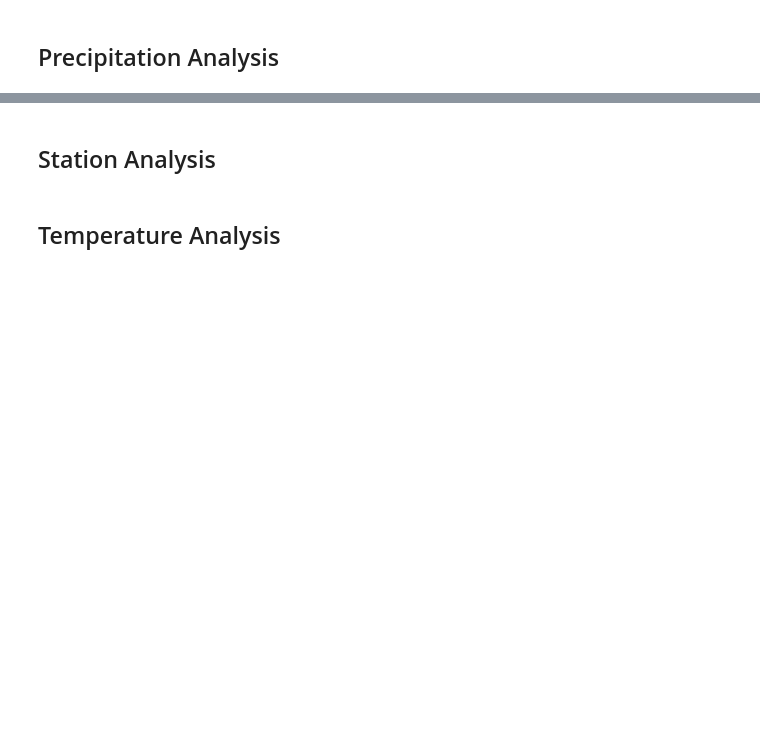
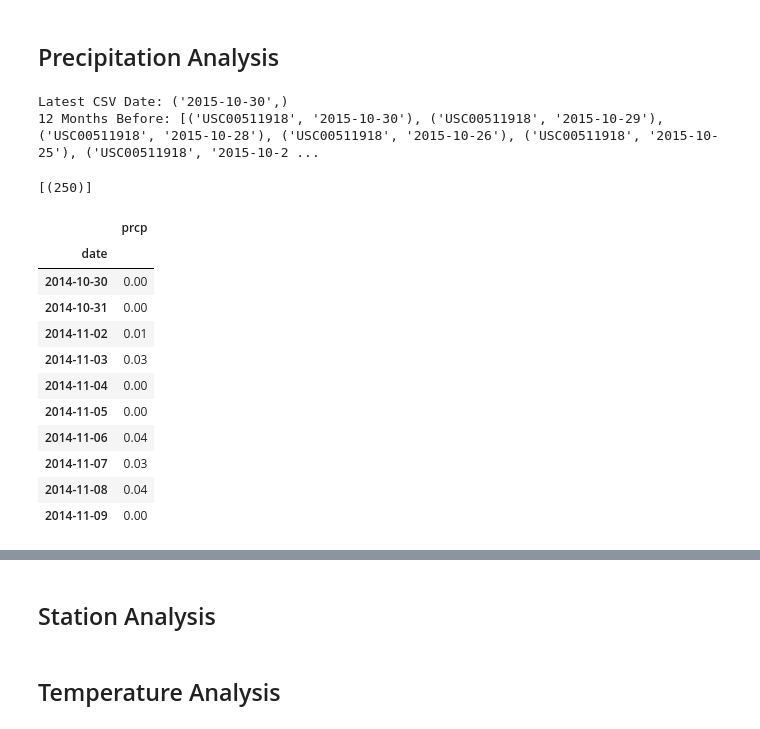
Before and after one commit to FutureGM/SqlAlchemy, a Jupyter notebook: Climate_Analysis.ipynb, the cells around one changed output, grey strips where cells are left out. Drawn from its saved outputs; the diff is of its cells as text; code cells hidden in the pictures; blank space fills up the shorter version.

```diff
--- a/Climate_Analysis.ipynb
+++ b/Climate_Analysis.ipynb
@@ -74,0 +84,50 @@ engine.execute("SELECT * FROM measurement").fetchall()
+# %%
+# Design a query to retrieve the last 12 months of precipitation data.
+latest_date = session.query(measurement.date).\
+filter(measurement.station == 'USC00511918').\
+order_by(measurement.date.desc()).first()
+print("Latest CSV Date:", latest_date)
+#12 Months Ago
+date_range = session.query(measurement.station, measurement.date).\
+filter(measurement.station == 'USC00511918').\
+filter(measurement.date <= "2015-10-30").\
+filter(measurement.date >= "2014-10-30").\
+order_by(measurement.date.desc()).all()
+print("12 Months Before:", date_range)
+session.query(func.count(measurement.station)).\
+filter(measurement.station == 'USC00511918').\
+filter(measurement.date <= "2015-10-30").\
+filter(measurement.date >= "2014-10-30").all()
+# %% [output]
+Latest CSV Date: ('2015-10-30',)
+12 Months Before: [('USC00511918', '2015-10-30'), ('USC00511918', '2015-10-29'), ('USC00511918', '2015-10-28'), ('USC00511918', '2015-10-26'), ('USC00511918', '2015-10-25'), ('USC00511918', '2015-10-2 ...
+[(250)]
+# %%
+# Select only the date and prcp values.
+session.query(measurement.date, measurement.prcp).\
+filter(measurement.station == 'USC00511918').\
+filter(measurement.date <= "2015-10-30").\
+filter(measurement.date >= "2014-10-30").all()
+# Load the query results into a Pandas DataFrame and set the index to the date column.
+session_df = pd.DataFrame(session.query(measurement.date, measurement.prcp).\
+filter(measurement.station == 'USC00511918').\
+filter(measurement.date <= "2015-10-30").\
+filter(measurement.date >= "2014-10-30").all())
+prec_df= session_df.set_index("date").head(10)
+prec_df
+# Choose a start date and end date for your trip. Make sure that your vacation range is approximately 3-15 days total.
+vacation_dates = prec_df
+vacation_dates #Vacation ranges from 10-30 to 11-09, 2014
+# %% [output]
+|  | prcp |
+| date |  |
+| 2014-10-30 | 0.00 |
+| 2014-10-31 | 0.00 |
+| 2014-11-02 | 0.01 |
+| 2014-11-03 | 0.03 |
+| 2014-11-04 | 0.00 |
+| 2014-11-05 | 0.00 |
+| 2014-11-06 | 0.04 |
+| 2014-11-07 | 0.03 |
+| 2014-11-08 | 0.04 |
+| 2014-11-09 | 0.00 |
```
Also changed, not shown: parts of 7 cells of this notebook, 2 other files.
